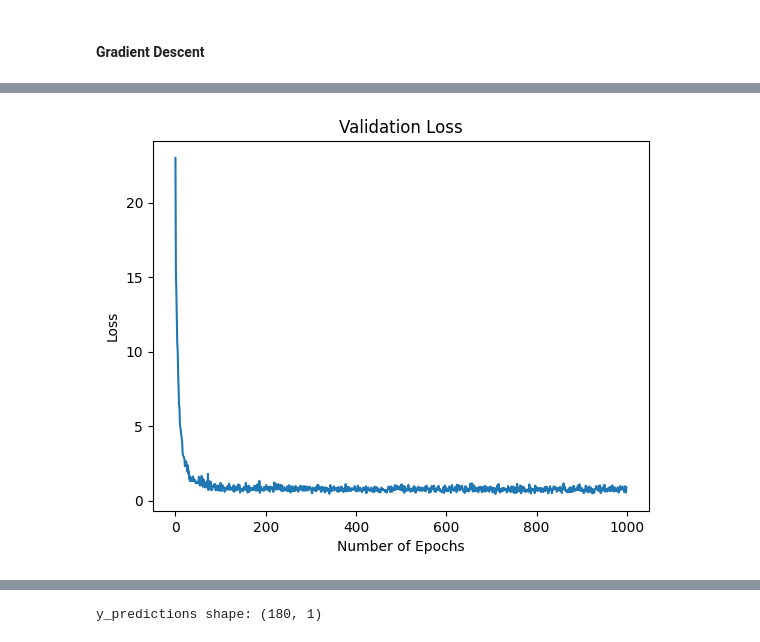
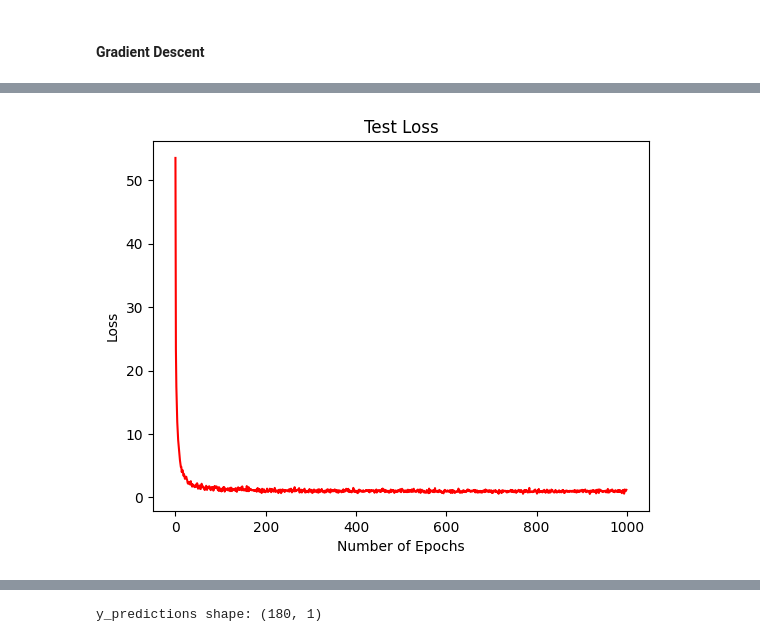
Before and after one commit to kclzl-nus/LSTM-Time-Series-Prediction, a Jupyter notebook: lstm_main.ipynb, the cells around one changed output, grey strips where cells are left out. Cells and saved outputs as stored; diff of their text form; code cells hidden in the pictures.

```diff
--- a/lstm_main.ipynb
+++ b/lstm_main.ipynb
@@ -553,6 +553,9 @@ c0 = c0_init.copy()
 for epoch in range(n_epochs):
     # start time
     start = time.time()
+
+    if epoch % 250 == 0:
+        lr = lr / 4
 
     losses = []
     for i in range(n_batches):
@@ -647,9 +668,9 @@ plt.show()
 # %%
-# plot validation loss
-plt.plot(validation_losses)
+# plot test loss, red color
+plt.plot(test_losses, color='red')
 plt.xlabel('Number of Epochs')
 plt.ylabel('Loss')
-plt.title('Validation Loss')
+plt.title('Test Loss')
 plt.show()
 # %% [output]
-[figure, old version]
+[figure, new version]
```
Also changed, not shown: parts of 8 cells of this notebook.
